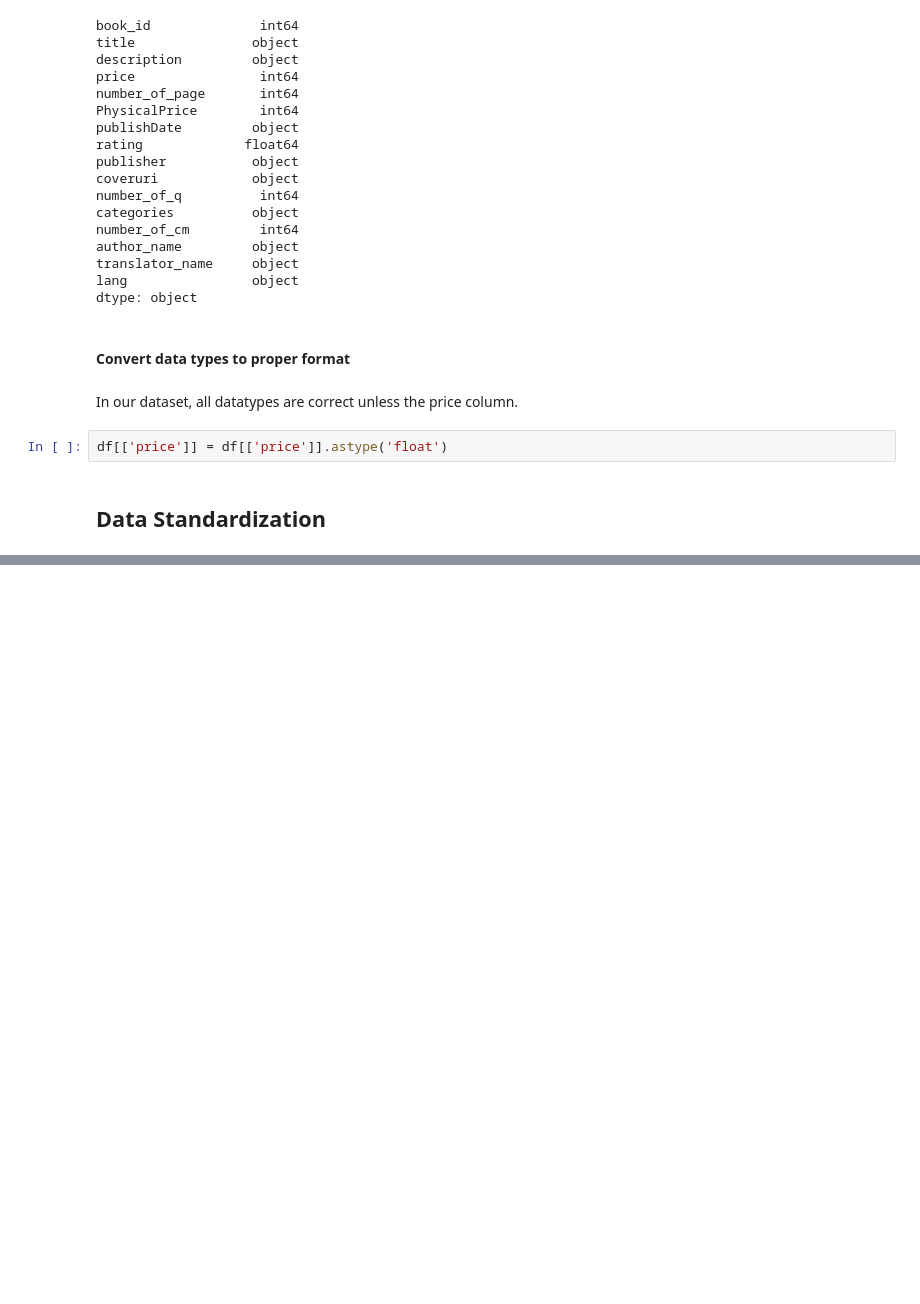
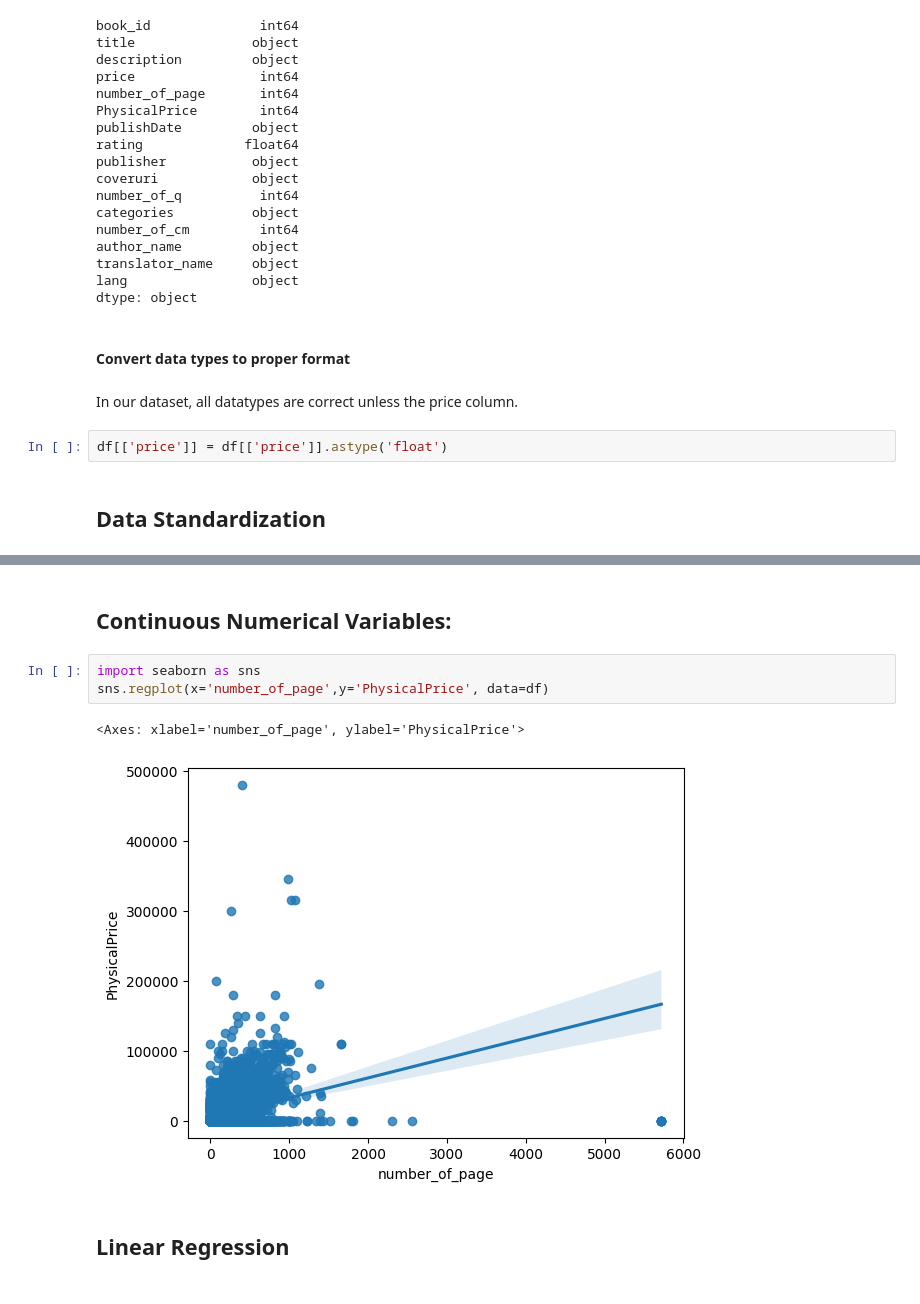
Before and after one commit to Masoud-Hatami/Machine_Learning_With_Python, a Jupyter notebook: 12_Data_Acquisitiion_Persian.ipynb, the cells around one changed output, grey strips where cells are left out. Drawn from its saved outputs; the diff is of its cells as text; blank space fills up the shorter version.

```diff
--- a/12_Data_Acquisitiion_Persian.ipynb
+++ b/12_Data_Acquisitiion_Persian.ipynb
@@ -244,0 +357,10 @@ df[['price']] = df[['price']].astype('float')
+# %% [markdown]
+<h2>Continuous Numerical Variables:</h2>
+# %%
+import seaborn as sns
+sns.regplot(x='number_of_page',y='PhysicalPrice', data=df)
+# %% [output]
+<Axes: xlabel='number_of_page', ylabel='PhysicalPrice'>
+[figure, added]
+# %% [markdown]
+<h2>Linear Regression<h2>
```
Also changed, not shown: parts of 29 cells of this notebook.
